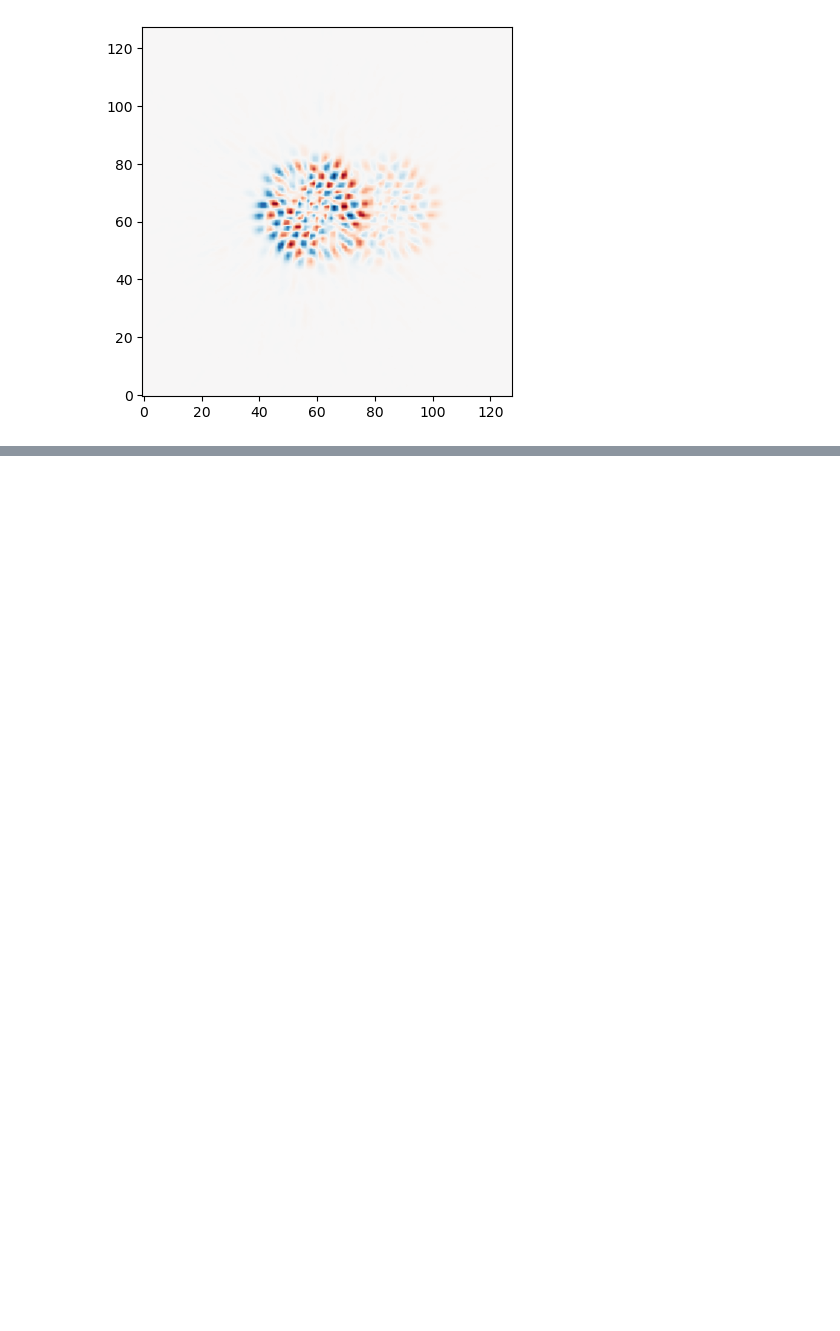
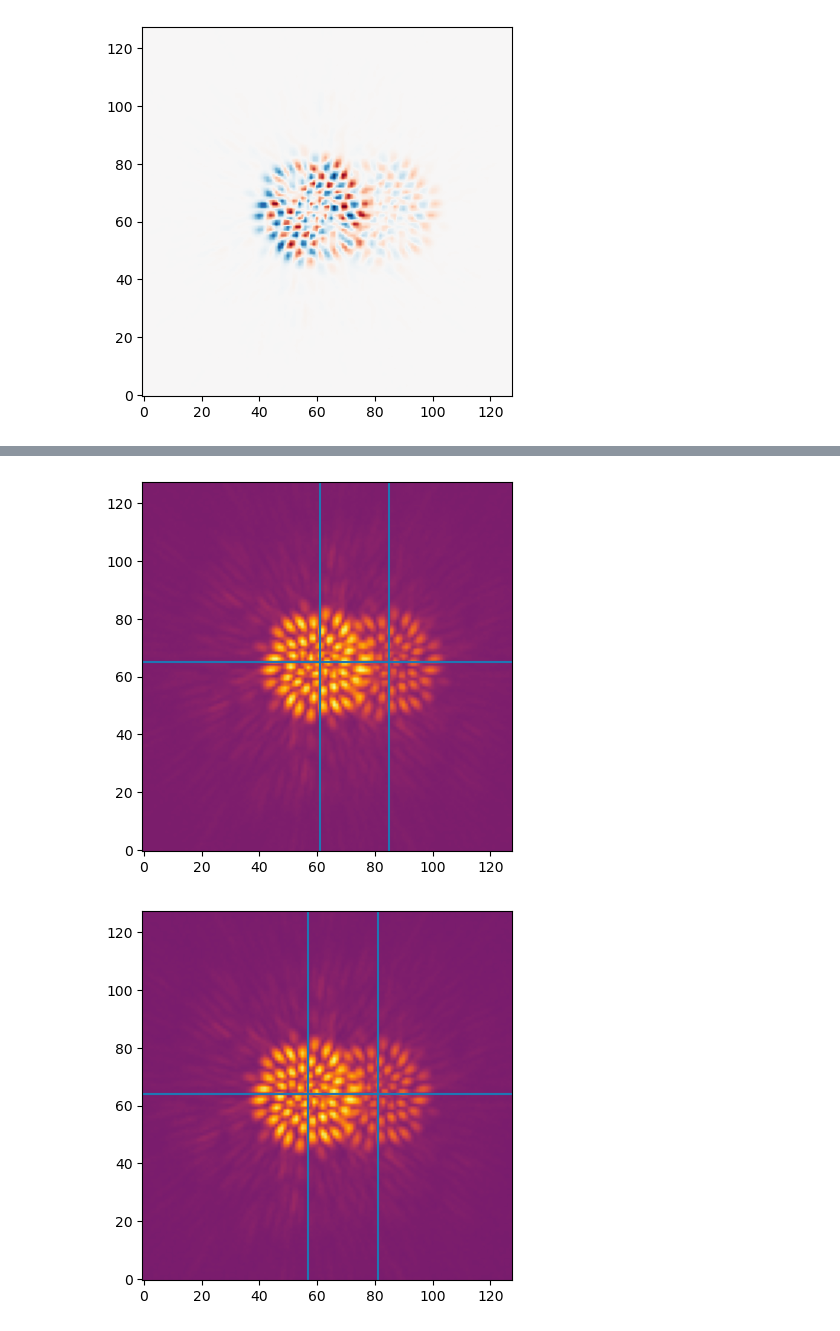
Before and after one commit to TolimanSpace/imageservice, a Jupyter notebook: imageservice/build_sim_data.ipynb, the cells around one changed output, grey strips where cells are left out. Cells and saved outputs as stored; diff of their text form; code cells hidden in the pictures; blank space fills up the shorter version.

```diff
--- a/imageservice/build_sim_data.ipynb
+++ b/imageservice/build_sim_data.ipynb
@@ -189,0 +302,59 @@ plt.imshow(img,origin='lower',cmap='RdBu', aspect=0.5, vmin=-max_value, vmax=max
+# %%
+n = len(batch_meta)
+# %%
+sidelobe_strips: List[Optional[np.ndarray]] = []
+
+for frame_idx in range(n):
+    centre_frame = batch_centre[frame_idx]
+
+    # Find stars in centre ROI (ROI-local coordinates)
+    stars_local = find_stars(
+        centre_frame, kernel,
+        n_stars=params.n_stars,
+    )
+
+    plt.figure()
+    plt.imshow(centre_frame,origin='lower',cmap='inferno', norm=PowerNorm(0.3, vmin=0))
+    for x in stars_local['xs']:
+        plt.axvline(x)
+    for y in stars_local['ys']:
+        plt.axhline(y)
+    plt.show()
+
+    # Convert to sensor coordinates
+    stars_sensor = roi_local_to_sensor(
+        stars_local["xs"], stars_local["ys"],
+        centre_offset_x, centre_offset_y,
+    )
+
+    # Transform star positions into each corner ROI's local coordinates
+    # and extract + merge all sidelobe strips for this frame.
+    star_positions_per_corner = {
+        label: sensor_to_roi_local(
+            stars_sensor["xs"], stars_sensor["ys"],
+            *corner_offsets.get(label, (0, 0)),
+        )
+        for label in batch_corners
+    }
+
+    corner_frames = {
+        label: stack[frame_idx]
+        for label, stack in batch_corners.items()
+    }
+
+    merged = crop_and_merge_corners(
+        corner_frames,
+        star_positions_per_corner,
+        corner_angles=params.corner_angles,
+        width=params.strip_width,
+    )
+
+    sidelobe_strips.append(merged)
+    if merged is None:
+        logger.warning(
+            "Batch %d frame %d: no sidelobe strips extracted.",
+            batch_idx, frame_idx,
+        )
+# %% [output]
+[figure, added]
+[figure, added]
```
Also changed, not shown: parts of 36 cells of this notebook.
